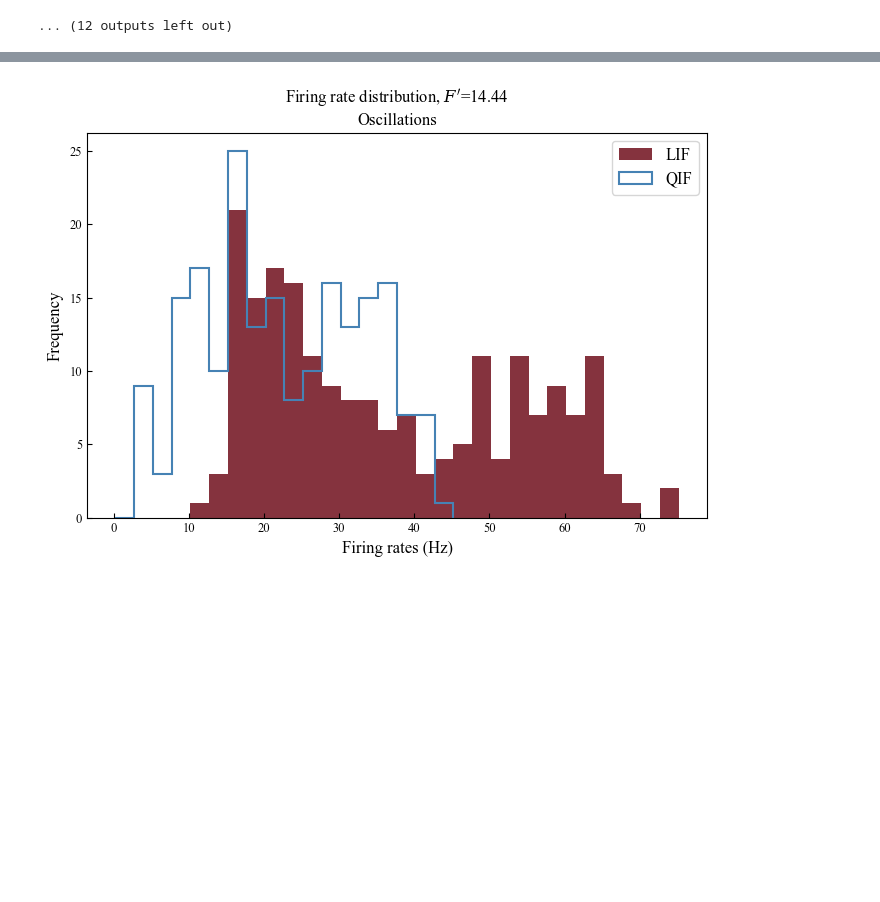
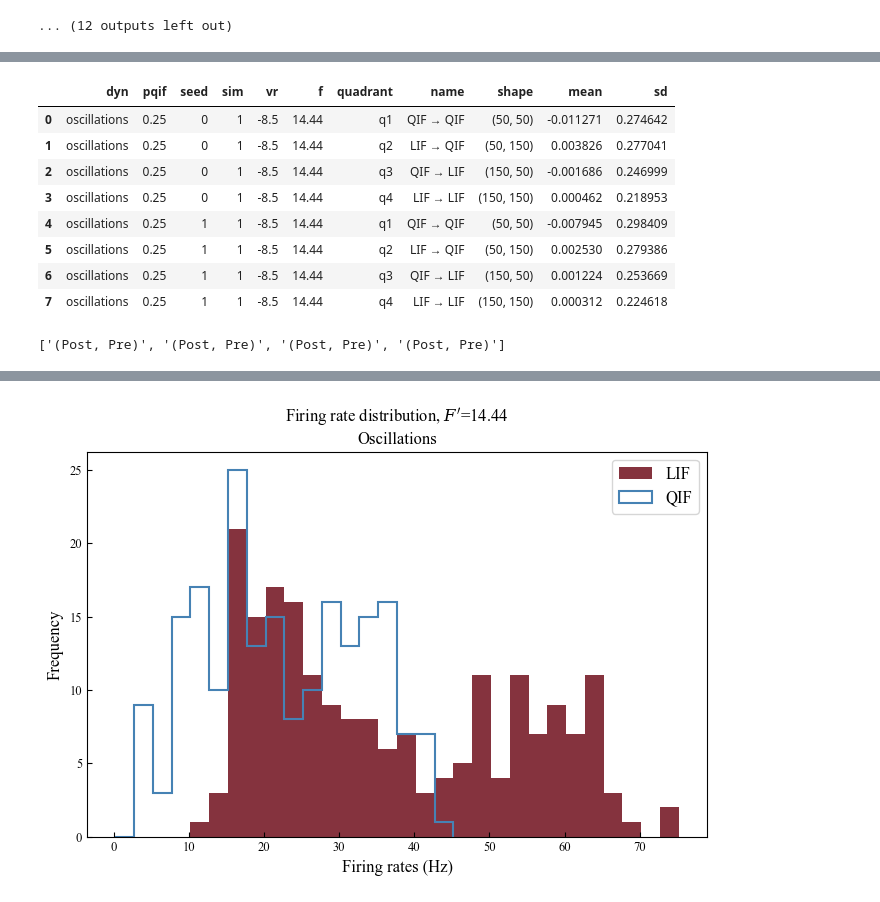
Before and after one commit to acevedomartina/HeterogeneousRNNs, a Jupyter notebook: learning/final_plots.ipynb, the cells around one changed output, grey strips where cells are left out. Drawn from its saved outputs; the diff is of its cells as text; code cells hidden in the pictures; blank space fills up the shorter version.

```diff
--- a/learning/final_plots.ipynb
+++ b/learning/final_plots.ipynb
@@ -1020,0 +1149,19 @@ for dyn in dynamics:
+# %%
+q_stats_filtered = q_stats[(q_stats['pqif']==0.25) & (q_stats['sim']==1)]
+
+display(q_stats_filtered)
+# %% [output]
+|  | dyn | pqif | seed | sim | vr | f | quadrant | name | shape | mean | sd |
+| 0 | oscillations | 0.25 | 0 | 1 | -8.5 | 14.44 | q1 | QIF → QIF | (50, 50) | -0.011271 | 0.274642 |
+| 1 | oscillations | 0.25 | 0 | 1 | -8.5 | 14.44 | q2 | LIF → QIF | (50, 150) | 0.003826 | 0.277041 |
+| 2 | oscillations | 0.25 | 0 | 1 | -8.5 | 14.44 | q3 | QIF → LIF | (150, 50) | -0.001686 | 0.246999 |
+| 3 | oscillations | 0.25 | 0 | 1 | -8.5 | 14.44 | q4 | LIF → LIF | (150, 150) | 0.000462 | 0.218953 |
+| 4 | oscillations | 0.25 | 1 | 1 | -8.5 | 14.44 | q1 | QIF → QIF | (50, 50) | -0.007945 | 0.298409 |
+| 5 | oscillations | 0.25 | 1 | 1 | -8.5 | 14.44 | q2 | LIF → QIF | (50, 150) | 0.002530 | 0.279386 |
+| 6 | oscillations | 0.25 | 1 | 1 | -8.5 | 14.44 | q3 | QIF → LIF | (150, 50) | 0.001224 | 0.253669 |
+| 7 | oscillations | 0.25 | 1 | 1 | -8.5 | 14.44 | q4 | LIF → LIF | (150, 150) | 0.000312 | 0.224618 |
+# %%
+suffix = [f"(Post, Pre)" for a in range(1, 5)]
+print(suffix)
+# %% [output]
+['(Post, Pre)', '(Post, Pre)', '(Post, Pre)', '(Post, Pre)']
```
Also changed, not shown: parts of 5 cells of this notebook, 1 other file.
